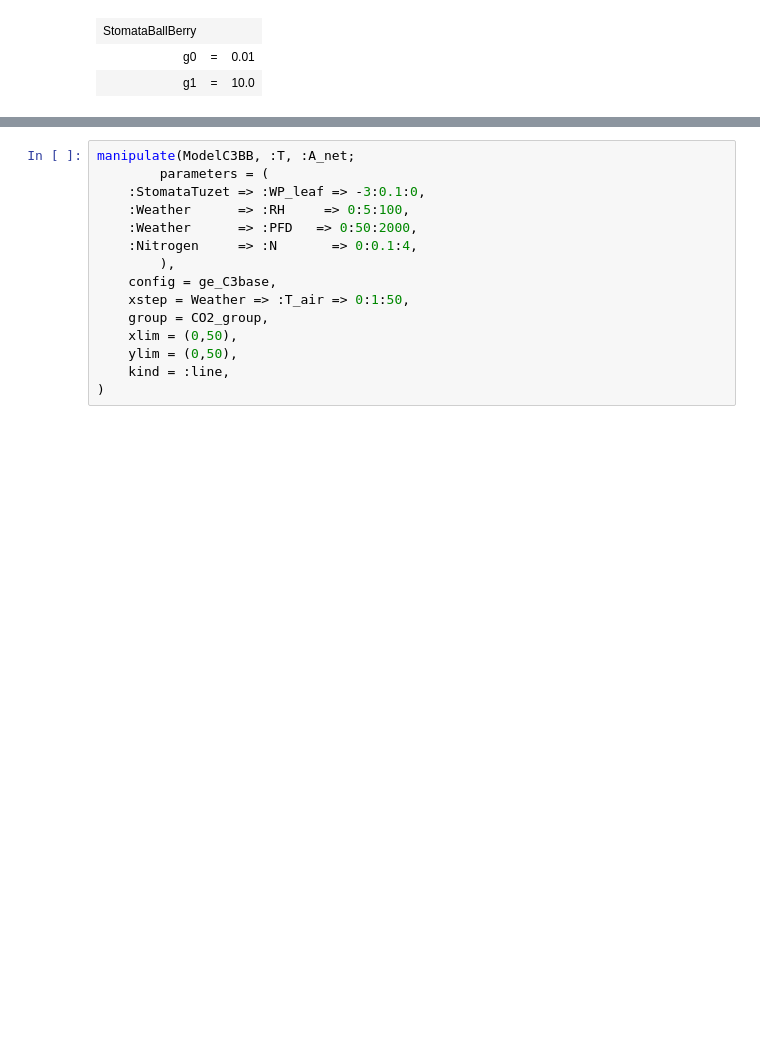
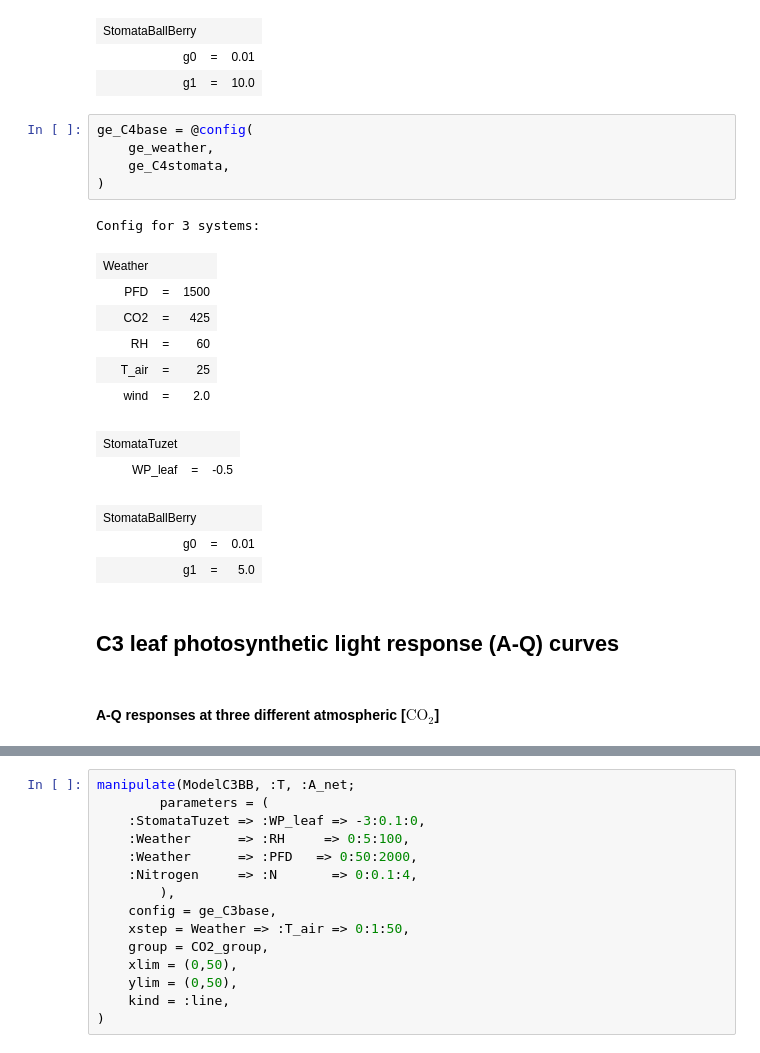
Before and after one commit to uwkimlab/plant_ecophys, a Jupyter notebook: models/02-AQ_and_more.ipynb, the cells around one changed output, grey strips where cells are left out. Drawn from its saved outputs; the diff is of its cells as text; blank space fills up the shorter version.

```diff
--- a/models/02-AQ_and_more.ipynb
+++ b/models/02-AQ_and_more.ipynb
@@ -74,3 +86,25 @@ Config for 3 systems:
 | StomataBallBerry |  |  |
 | g0 | = | 0.01 |
 | g1 | = | 10.0 |
+# %%
+ge_C4base = @config(
+    ge_weather,
+    ge_C4stomata,
+)
+# %% [output]
+Config for 3 systems:
+| Weather |  |  |
+| PFD | = | 1500 |
+| CO2 | = | 425 |
+| RH | = | 60 |
+| T_air | = | 25 |
+| wind | = | 2.0 |
+| StomataTuzet |  |  |
+| WP_leaf | = | -0.5 |
+| StomataBallBerry |  |  |
+| g0 | = | 0.01 |
+| g1 | = | 5.0 |
+# %% [markdown]
+## C3 leaf photosynthetic light response (A-Q) curves
+# %% [markdown]
+#### A-Q responses at three different atmospheric [$\mathrm{CO_2}$] ####
```
Also changed, not shown: parts of 19 cells of this notebook, 1 other file.
